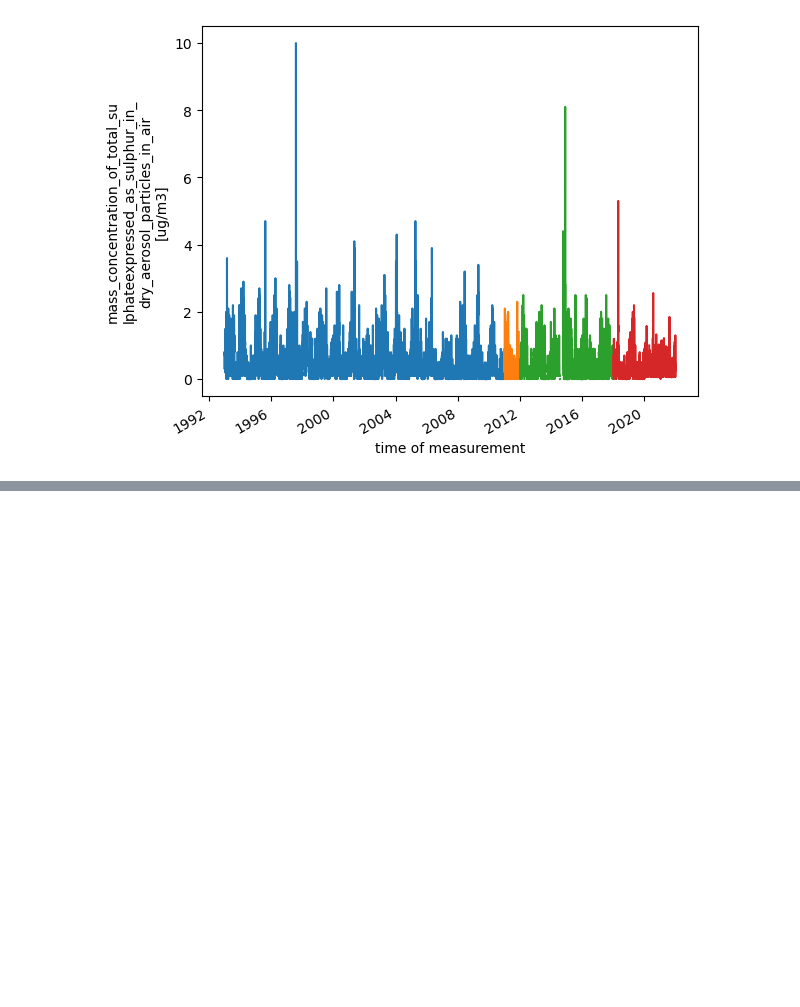
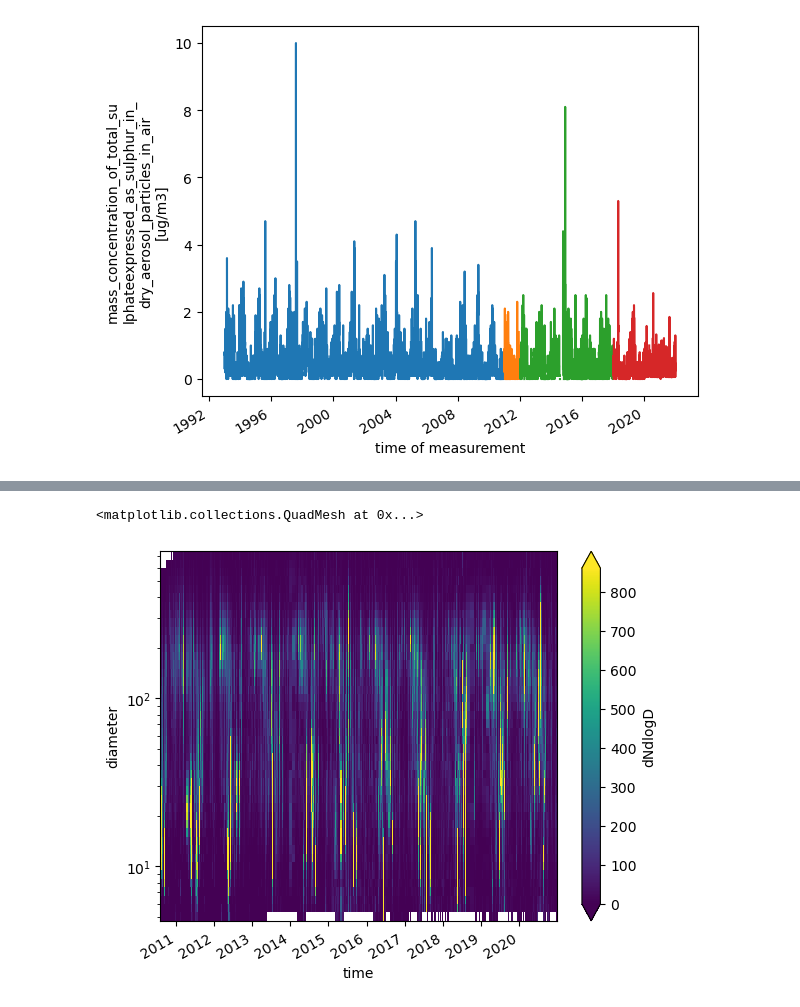
Before and after one commit to eScience-course/-Tjaernoe2022-group1, a Jupyter notebook: notebooks/Stefan/Full Sulphate Data.ipynb, the cells around one changed output, grey strips where cells are left out. Cells and saved outputs as stored; diff of their text form; code cells hidden in the pictures; blank space fills up the shorter version.

```diff
--- a/notebooks/Stefan/Full Sulphate Data.ipynb
+++ b/notebooks/Stefan/Full Sulphate Data.ipynb
@@ -560,4 +560,5 @@ dsmf18['sulphate_total_ug_per_m3'].plot()
 [<matplotlib.lines.Line2D at 0x...>]
 [figure]
 # %%
-dsmf11_aero = xr.open_mfdataset()
+dsmf10_aero = xr.open_dataset('../../../Data/dNdlogD_data_dmps_cleaned_2010-2020.nc')
+dsmf10_aero.compute()
@@ -563,0 +580,5 @@ dsmf11_aero = xr.open_mfdataset()
+# %%
+dsmf10_aero['dNdlogD'].plot(robust=True, yscale = 'log')
+# %% [output]
+<matplotlib.collections.QuadMesh at 0x...>
+[figure, added]
```
Also changed, not shown: parts of 6 cells of this notebook, 1 other file.
